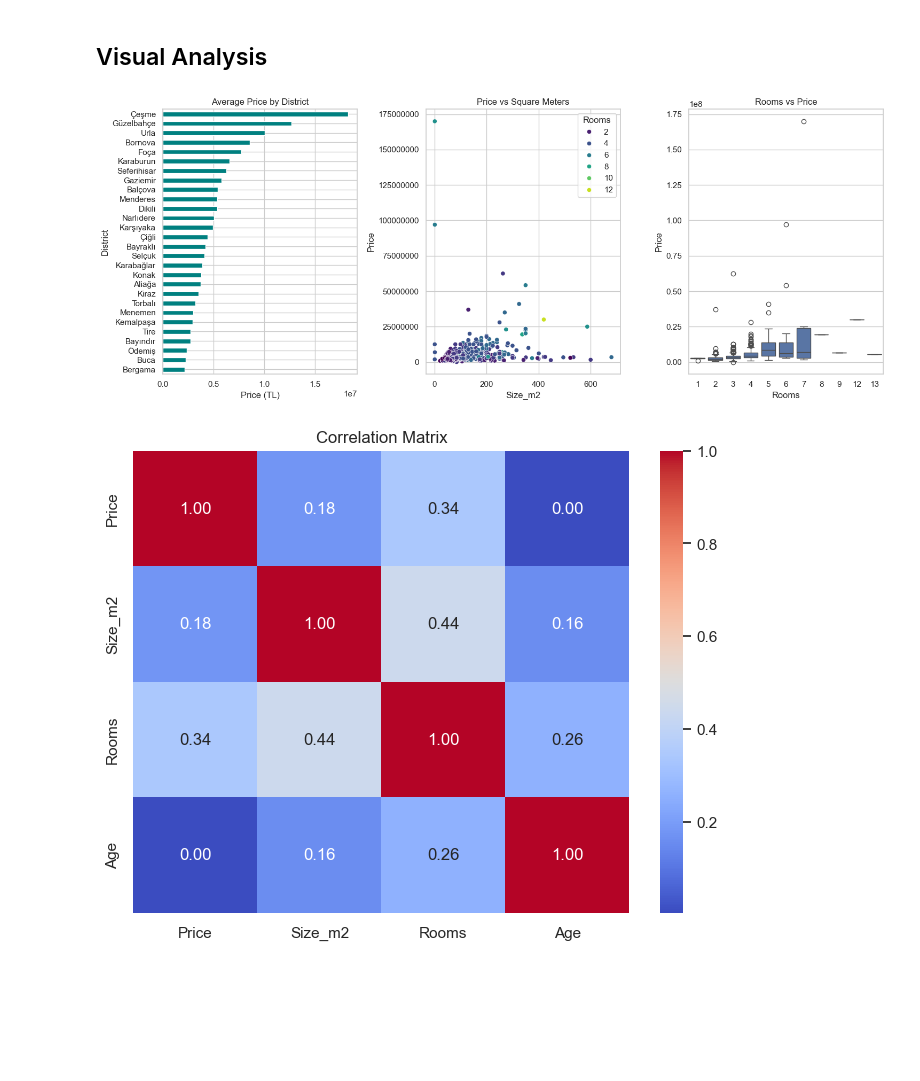
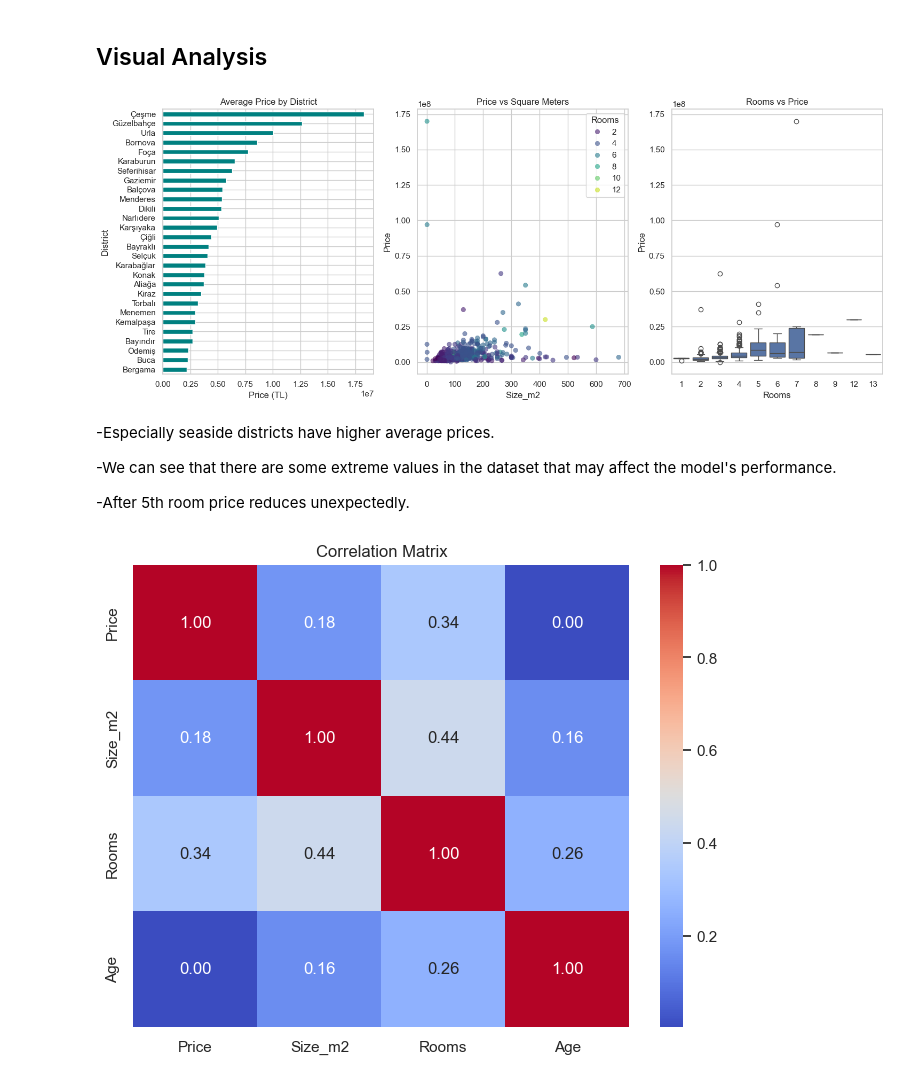
Before and after one commit to irfanburakege/Izmir_house_price_prediction_app, a Jupyter notebook: model.ipynb, the cells around one changed output. Cells and saved outputs as stored; diff of their text form; code cells hidden in the pictures; blank space fills up the shorter version.

Commit message:
fixed small mistakes on model and app

```diff
--- a/model.ipynb
+++ b/model.ipynb
@@ -112,29 +112,35 @@ Cleaned Data: 979 rows.
 # %%
 sns.set(style="whitegrid")
 plt.figure(figsize=(15,6))
 
 # Price Distribution by District
 plt.subplot(1, 3, 1)
 # Group by district, calculate average price, sort it
 district_price = df_clean.groupby('District')['Price'].mean().sort_values()
 district_price.plot(kind='barh', color='teal')
 plt.title('Average Price by District')
 plt.xlabel('Price (TL)')
 
 # CHART 2: Price vs Size (m2)
 plt.subplot(1, 3, 2)
-sns.scatterplot(data=df_clean, x='Size_m2', y='Price', hue='Rooms', palette='viridis')
+sns.scatterplot(data=df_clean, x='Size_m2', y='Price', hue='Rooms', palette='viridis', alpha=0.6, edgecolor=None)
 plt.title('Price vs Square Meters')
-plt.ticklabel_format(style='plain', axis='y') # Removed scientific notation
+plt.ticklabel_format(style='sci', axis='y', scilimits=(0,0))
 
 # Rooms vs Price
 plt.subplot(1, 3, 3)
 sns.boxplot(x='Rooms', y='Price', data=df_clean)
 plt.title("Rooms vs Price")
 plt.tight_layout()
 plt.show()
 # %% [output]
-[figure, old version]
+[figure, new version]
+# %% [markdown]
+-Especially seaside districts have higher average prices.
+
+-We can see that there are some extreme values in the dataset that may affect the model's performance.
+
+-After 5th room price reduces unexpectedly.
 # %%
 # Correlation Matrix
 plt.figure(figsize=(8,6))
```
Also changed, not shown: parts of 9 cells of this notebook, 1 other file.
